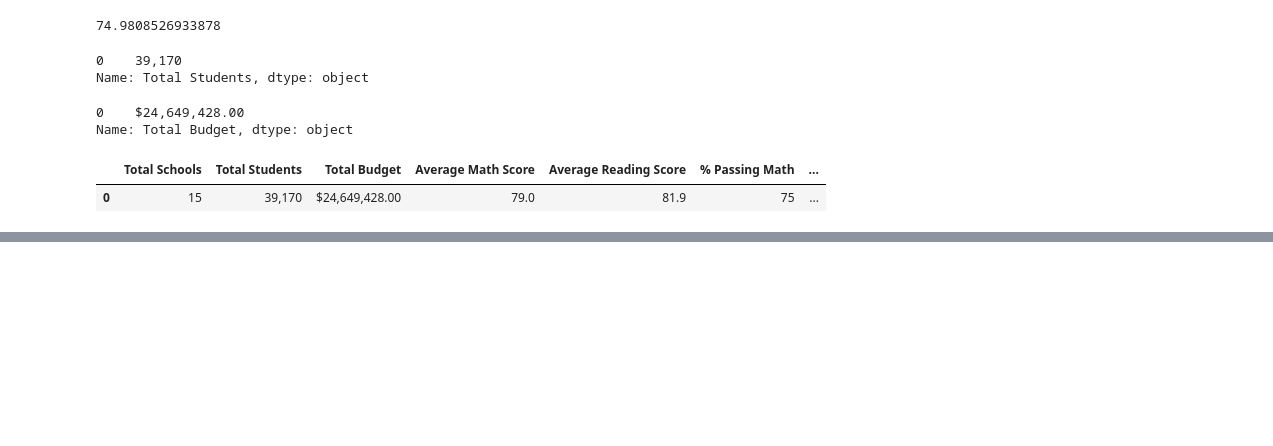
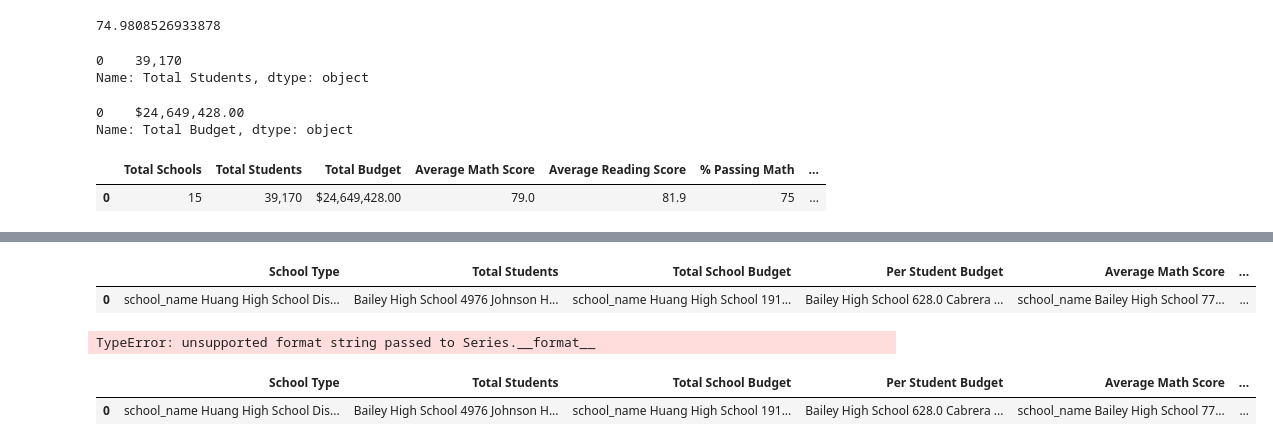
Before and after one commit to NikiNoel/School_District_Analysis, a Jupyter notebook: PyCitySchools2.ipynb, the cells around one changed output, grey strips where cells are left out. Saved outputs shown, nothing was run; the diff lists cells and outputs as text; code cells hidden in the pictures; blank space fills up the shorter version.

```diff
--- a/PyCitySchools2.ipynb
+++ b/PyCitySchools2.ipynb
@@ -440,0 +688,5 @@ district_summary_df
+# %%
+# Calculate the students who passed both math and reading.
+per_passing_math_reading = school_data_complete_df[(school_data_complete_df["math_score"] >= 70) & (school_data_complete_df["reading_score"] >= 70)]
+
+per_passing_math_reading.head()
@@ -440,0 +700,3 @@ district_summary_df
+# %%
+# Calculate the number of students who passed both math and reading.
+per_passing_math_reading = per_passing_math_reading.groupby(["school_name"]).count()["student_name"]
@@ -440,0 +724,4 @@ district_summary_df
+# %%
+# Calculate the overall passing percentage.
+per_overall_passing_percentage = per_passing_math_reading / per_school_counts * 100
+per_overall_passing_percentage
@@ -440,0 +745,40 @@ district_summary_df
+# %%
+# Adding a list of values with keys to create a new DataFrame.
+
+per_school_summary_df = pd.DataFrame([{
+             "School Type": per_school_types,
+             "Total Students": per_school_counts,
+             "Total School Budget": per_school_budget,
+             "Per Student Budget": per_school_capita,
+             "Average Math Score": per_school_math,
+           "Average Reading Score": per_school_reading,
+           "% Passing Math": per_school_passing_math,
+           "% Passing Reading": per_school_passing_reading,
+           "% Overall Passing": per_overall_passing_percentage
+}])
+per_school_summary_df
+# %% [output]
+|  | School Type | Total Students | Total School Budget | Per Student Budget | Average Math Score | ... |
+| 0 | school_name Huang High School Dis... | Bailey High School 4976 Johnson H... | school_name Huang High School 191... | Bailey High School 628.0 Cabrera ... | school_name Bailey High School 77... | ... |
+# %%
+# Format the Total School Budget and the Per Student Budget columns.
+per_school_summary_df["Total School Budget"] = {per_school_summary_df["Total School Budget"].map("${:,.2f}".format)}
+
+per_school_summary_df["Per Student Budget"] = {per_school_summary_df["Per Student Budget"].map("${:,.2f}".format)}
+
+
+# Display the data frame
+per_school_summary_df.head()
+# %% [output]
+TypeError: unsupported format string passed to Series.__format__
+# %%
+# Reorder the columns in the order you want them to appear.
+new_column_order = ["School Type", "Total Students", "Total School Budget", "Per Student Budget", "Average Math Score", "Average Reading Score", "% Passing Math", "% Passing Reading", "% Overall Passing"]
+
+# Assign district summary df the new column order.
+per_school_summary_df = per_school_summary_df[new_column_order]
+
+per_school_summary_df.head()
+# %% [output]
+|  | School Type | Total Students | Total School Budget | Per Student Budget | Average Math Score | ... |
+| 0 | school_name Huang High School Dis... | Bailey High School 4976 Johnson H... | school_name Huang High School 191... | Bailey High School 628.0 Cabrera ... | school_name Bailey High School 77... | ... |
```
Also changed, not shown: parts of 17 cells of this notebook.
